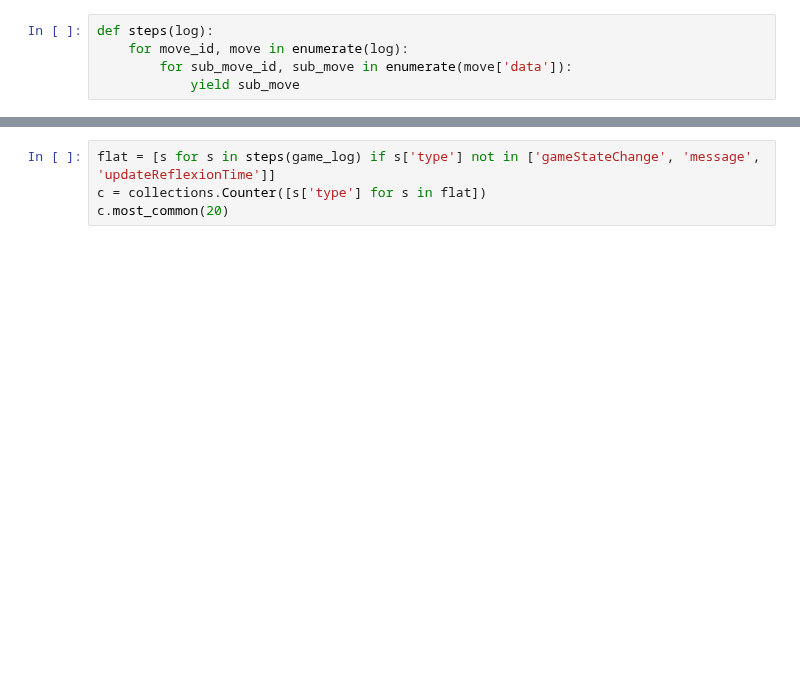
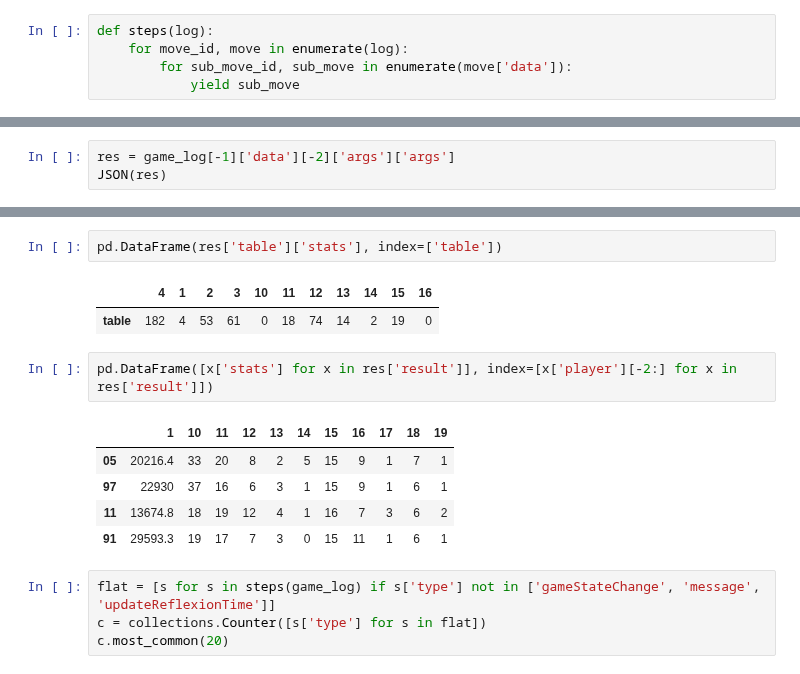
Before and after one commit to xiwix/binder, a Jupyter notebook: bga.puertorico.analyze.ipynb, the cells around one changed output, grey strips where cells are left out. Saved outputs shown, nothing was run; the diff lists cells and outputs as text; blank space fills up the shorter version.

```diff
--- a/bga.puertorico.analyze.ipynb
+++ b/bga.puertorico.analyze.ipynb
@@ -231,0 +232,3 @@ JSON(datas[1]['datas'])
+# %%
+res = game_log[-1]['data'][-2]['args']['args']
+JSON(res)
@@ -232,3 +237,16 @@ JSON(datas[1]['datas'])
+# %%
+pd.DataFrame(res['table']['stats'], index=['table'])
+# %% [output]
+|  | 4 | 1 | 2 | 3 | 10 | 11 | 12 | 13 | 14 | 15 | 16 |
+| table | 182 | 4 | 53 | 61 | 0 | 18 | 74 | 14 | 2 | 19 | 0 |
+# %%
+pd.DataFrame([x['stats'] for x in res['result']], index=[x['player'][-2:] for x in res['result']])
+# %% [output]
+|  | 1 | 10 | 11 | 12 | 13 | 14 | 15 | 16 | 17 | 18 | 19 |
+| 05 | 20216.4 | 33 | 20 | 8 | 2 | 5 | 15 | 9 | 1 | 7 | 1 |
+| 97 | 22930 | 37 | 16 | 6 | 3 | 1 | 15 | 9 | 1 | 6 | 1 |
+| 11 | 13674.8 | 18 | 19 | 12 | 4 | 1 | 16 | 7 | 3 | 6 | 2 |
+| 91 | 29593.3 | 19 | 17 | 7 | 3 | 0 | 15 | 11 | 1 | 6 | 1 |
 # %%
 flat = [s for s in steps(game_log) if s['type'] not in ['gameStateChange', 'message', 'updateReflexionTime']]
 c = collections.Counter([s['type'] for s in flat])
```
Also changed, not shown: parts of 3 cells of this notebook, 1 other file.
